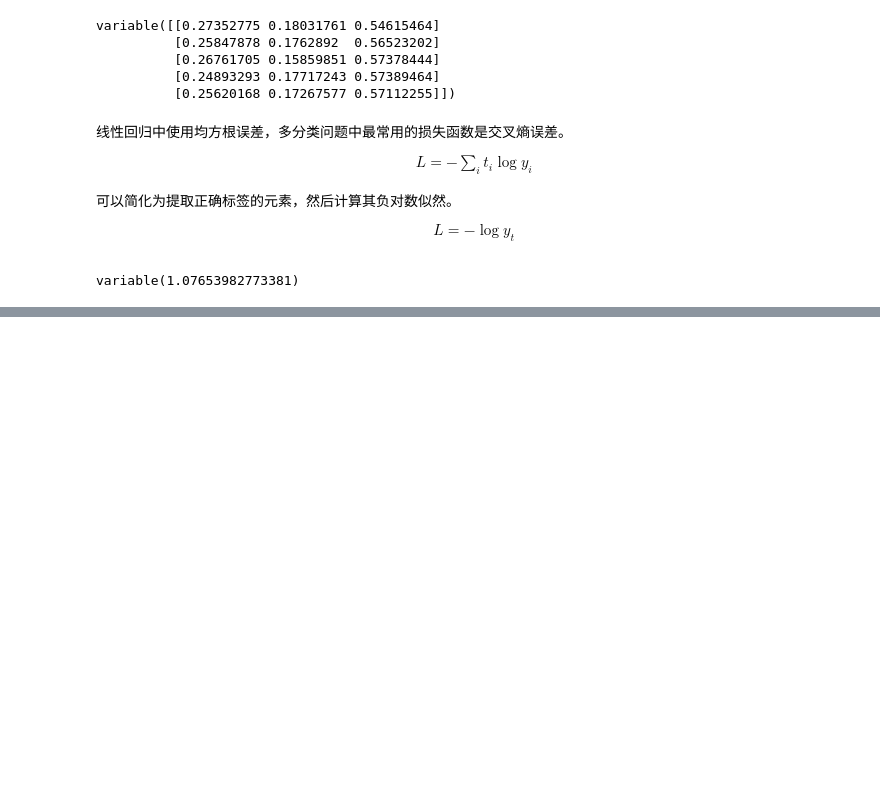
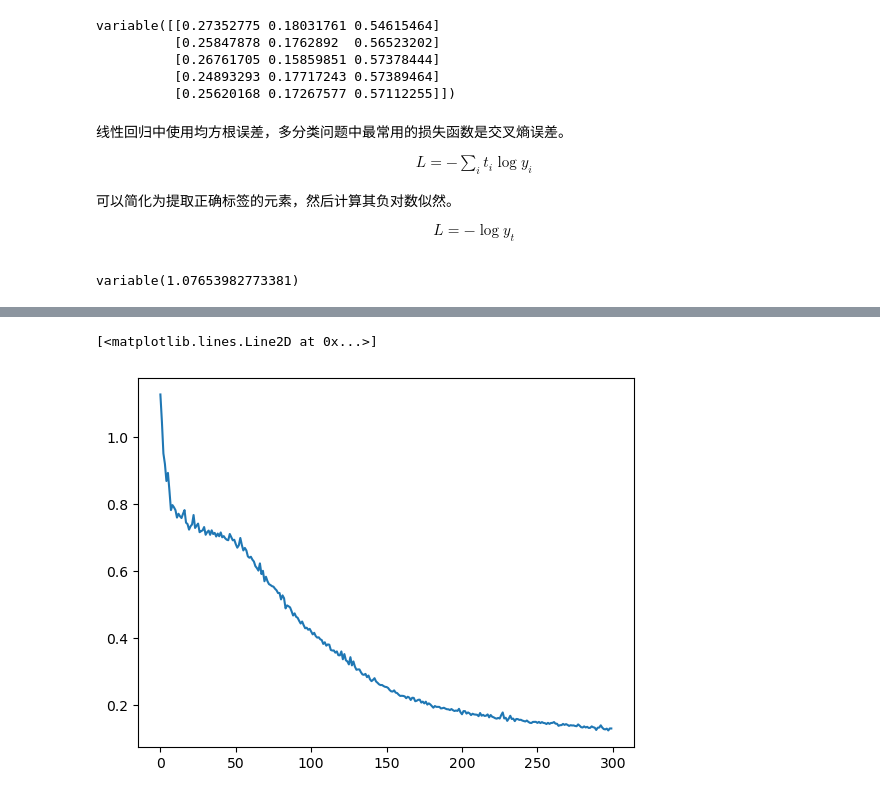
Before and after one commit to easymoneysnipertang/DeZero, a Jupyter notebook: stage4.ipynb, the cells around one changed output, grey strips where cells are left out. Cells and saved outputs as stored; diff of their text form; code cells hidden in the pictures; blank space fills up the shorter version.

```diff
--- a/stage4.ipynb
+++ b/stage4.ipynb
@@ -741,0 +787,48 @@ variable(1.07653982773381)
+# %%
+# 超参数
+max_epoch = 300
+batch_size = 30
+hidden_size = 10
+lr = 1.0
+
+# 读入数据
+x, t = get_spiral(train=True)
+
+# 模型和优化器
+model = MLP((hidden_size, 3))
+optimizer = optimizers.SGD(lr).setup(model)
+# %%
+data_size = len(x)
+max_iter = math.ceil(data_size / batch_size)  # 向上取整
+losses = []
+
+for epoch in range(max_epoch):
+    # 随机打乱数据
+    index = np.random.permutation(data_size)  # 打乱索引
+    sum_loss = 0
+
+    for i in range(max_iter):
+        # 创建mini-batch
+        batch_index = index[i * batch_size:(i + 1) * batch_size]
+        batch_x = x[batch_index]
+        batch_t = t[batch_index]
+
+        # 计算梯度，更新参数
+        y = model(batch_x)
+        loss = F.softmax_cross_entropy(y, batch_t)
+        model.cleargrads()
+        loss.backward()
+        optimizer.update()
+
+        sum_loss += float(loss.data) * len(batch_t)
+
+    # 输出每个epoch的损失
+    avg_loss = sum_loss / data_size
+    #print('epoch %d, loss %.2f' % (epoch + 1, avg_loss))
+    losses.append(avg_loss)
+
+# 绘制损失曲线
+plt.plot(losses)
+# %% [output]
+[<matplotlib.lines.Line2D at 0x...>]
+[figure, added]
```
Also changed, not shown: parts of 5 cells of this notebook, 2 other files.
